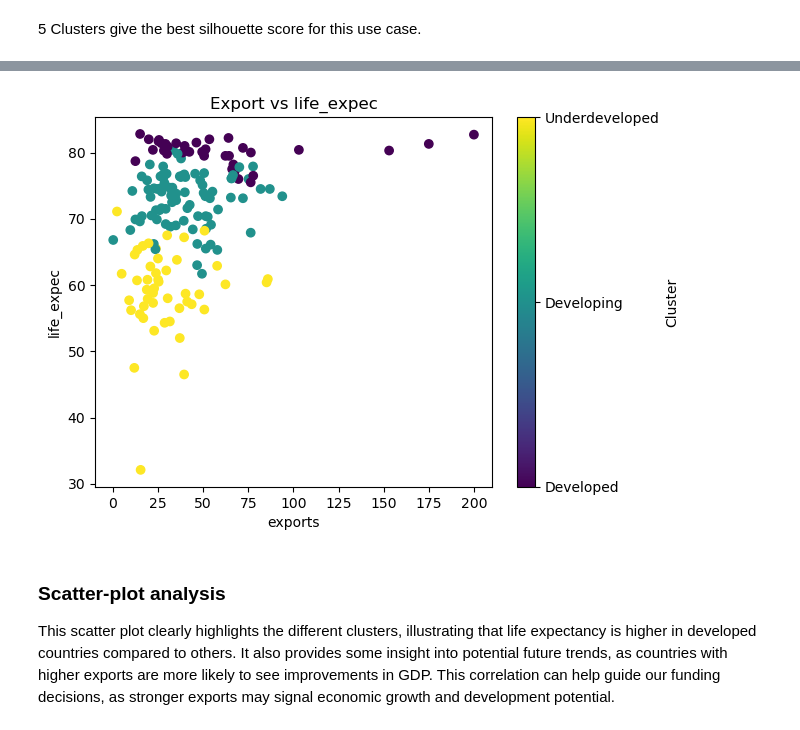
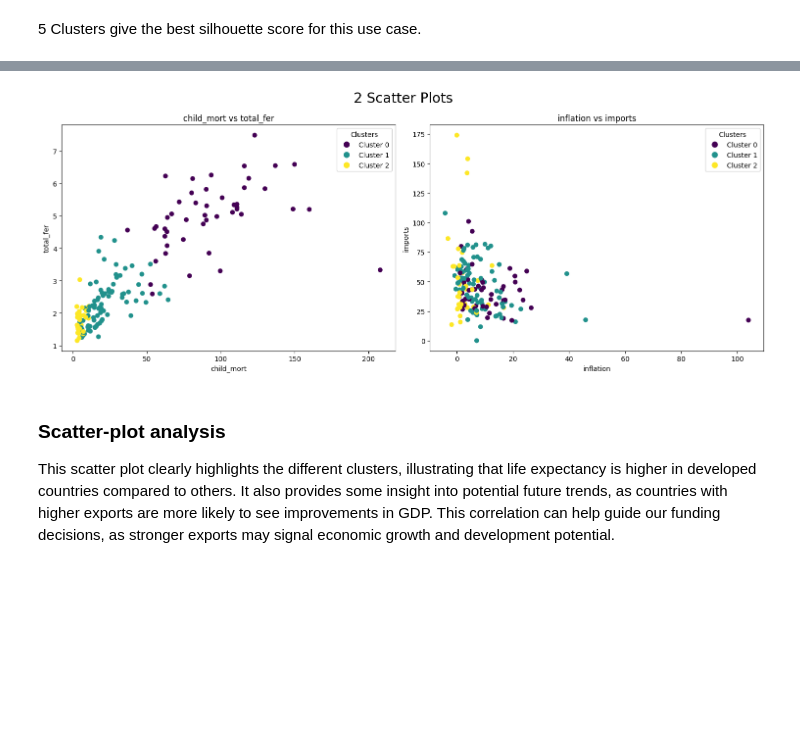
Before and after one commit to gdsai4903/COMP3705-Unsupervised-Machine-Learning, a Jupyter notebook: Assignment 1/Assignment 1.ipynb, the cells around one changed output, grey strips where cells are left out. Saved outputs shown, nothing was run; the diff lists cells and outputs as text; code cells hidden in the pictures; blank space fills up the shorter version.

```diff
--- a/Assignment 1/Assignment 1.ipynb
+++ b/Assignment 1/Assignment 1.ipynb
@@ -246,15 +244,45 @@ to better funding desicions
 chosen_n_cluster = 3
-# %%
-plt.scatter(df['exports'], df['life_expec'], c=cluster_runs[chosen_n_cluster], cmap='viridis')
-plt.title("Export vs life_expec")
-plt.xlabel("exports")
-plt.ylabel("life_expec")
-cbar = plt.colorbar(ticks=[0, 1, 2])  # Adjust ticks to show only 3 clusters
-cbar.set_label('Cluster')
-cbar.set_ticklabels(['Developed', 'Developing', 'Underdeveloped'])
-plt.show()
-# %% [output]
-[figure, removed]
+# %%
+import matplotlib.pyplot as plt
+import numpy as np
+
+# Assuming df, cluster_runs, and chosen_n_cluster are defined
+# Custom legend labels based on clusters
+unique_clusters = np.unique(cluster_runs[chosen_n_cluster])  # Extract unique cluster labels
+scatter_colors = plt.cm.viridis(np.linspace(0, 1, len(unique_clusters)))  # Generate colors from cmap
+
+fig, (ax1, ax2) = plt.subplots(nrows=1, ncols=2, figsize=(15, 6))
+
+# First scatter plot
+x_column = 'child_mort'
+y_column = 'total_fer'
+scatter1 = ax1.scatter(df[x_column], df[y_column], c=cluster_runs[chosen_n_cluster], cmap='viridis')
+ax1.set_title(f"{x_column} vs {y_column}")
+ax1.set_xlabel(x_column)
+ax1.set_ylabel(y_column)
+
+# Second scatter plot
+x_column = 'inflation'
+y_column = 'imports'
+scatter2 = ax2.scatter(df[x_column], df[y_column], c=cluster_runs[chosen_n_cluster], cmap='viridis')
+ax2.set_title(f"{x_column} vs {y_column}")
+ax2.set_xlabel(x_column)
+ax2.set_ylabel(y_column)
+
+# Adding legends to both subplots
+for ax in [ax1, ax2]:
+    handles = [plt.Line2D([0], [0], marker='o', color='w', label=f'Cluster {cluster}',
+                          markersize=10, markerfacecolor=color)
+               for cluster, color in zip(unique_clusters, scatter_colors)]
+    ax.legend(handles=handles, title="Clusters", loc='best')
+
+# Global title for the figure
+fig.suptitle("2 Scatter Plots", size=20)
+
+plt.tight_layout()
+plt.show()
+# %% [output]
+[figure, added]
 # %% [markdown]
 ### Scatter-plot analysis
 This scatter plot clearly highlights the different clusters, illustrating that life expectancy is higher in developed countries compared to others. It also provides some insight into potential future trends, as countries with higher exports are more likely to see improvements in GDP. This correlation can help guide our funding decisions, as stronger exports may signal economic growth and development potential.
```
Also changed, not shown: parts of 9 cells of this notebook.
